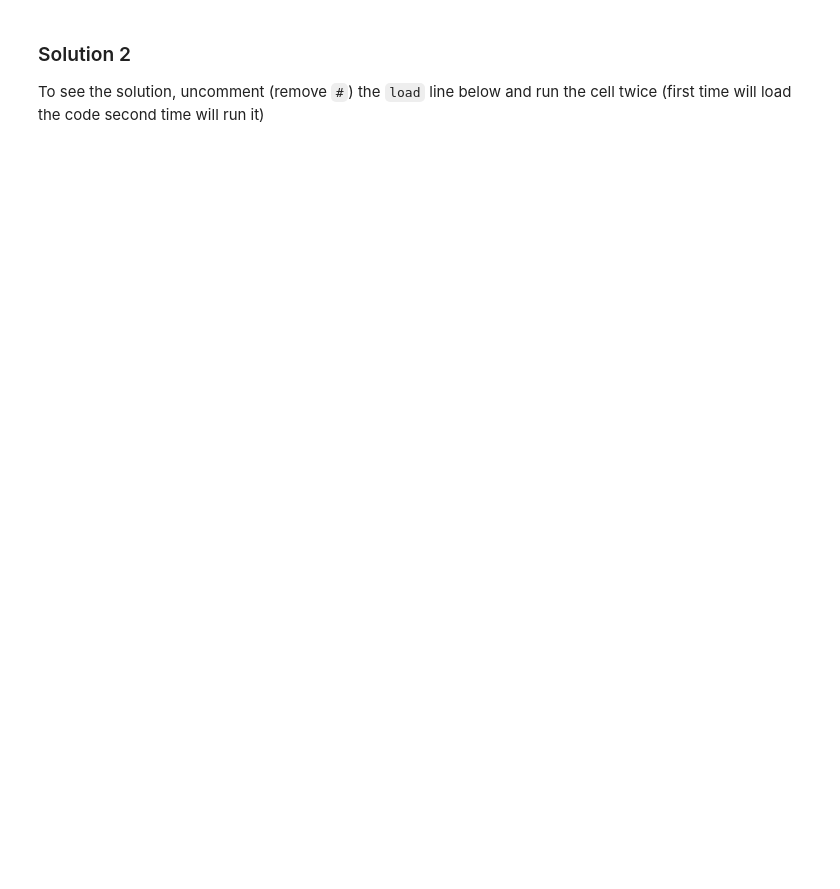
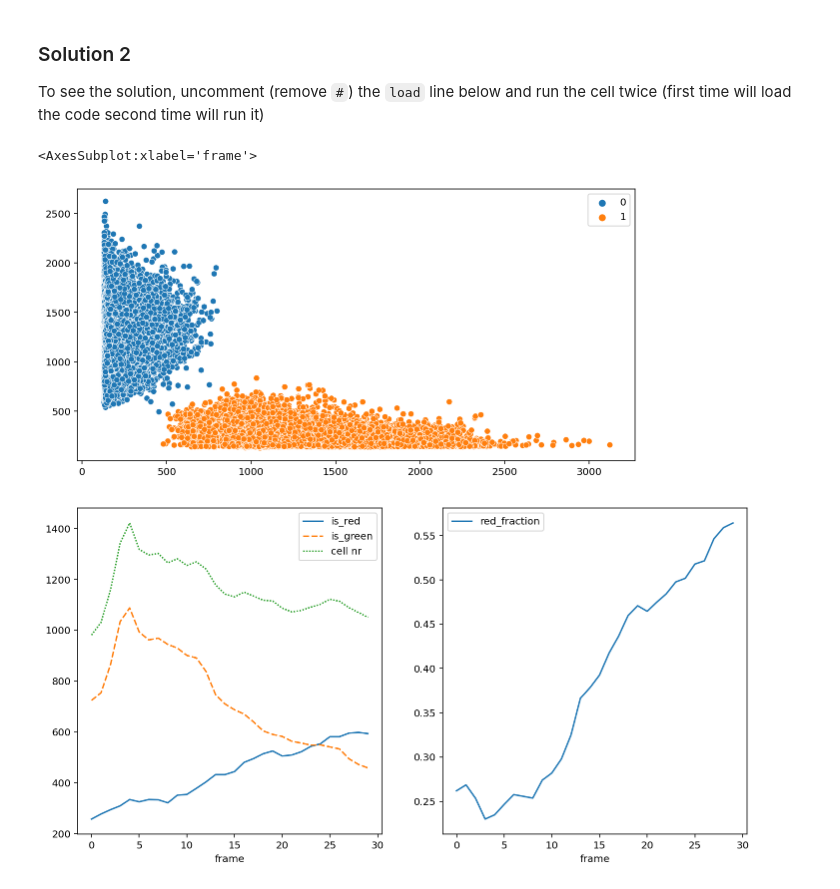
Before and after one commit to sib-swiss/spring_school_bioinformatics_microbiology, a Jupyter notebook: projects/project2/Project2A/2_explore_data_with_pandas.ipynb, the cells around one changed output. Saved outputs shown, nothing was run; the diff lists cells and outputs as text; code cells hidden in the pictures; blank space fills up the shorter version.

```diff
--- a/projects/project2/Project2A/2_explore_data_with_pandas.ipynb
+++ b/projects/project2/Project2A/2_explore_data_with_pandas.ipynb
@@ -174,0 +289,36 @@ To see the solution, uncomment (remove `#`) the `load` line below and run the ce
+# %%
+# %load ../Solutions/p0_classify_sol2.py
+#solution 2 using K-means clustering
+from sklearn.cluster import KMeans
+
+#extract red and green intensities and create new data frame
+norm_fluor = df[["mean_intensity-0","mean_intensity-1"]].copy()
+
+#convert to numpy
+norm_fluor_np = norm_fluor.to_numpy()
+
+#do k-means clustering
+kmeans_fit = KMeans(n_clusters=2, random_state=0).fit(norm_fluor_np)
+cell_class = kmeans_fit.labels_
+
+#show clustering outcome in plot
+sns.scatterplot(x=norm_fluor_np[:,0], y=norm_fluor_np[:,1], hue=cell_class)
+
+#classify cells
+norm_fluor['is_red'] = cell_class
+norm_fluor['is_green'] = np.logical_not(cell_class)
+norm_fluor['cell nr'] = 1
+norm_fluor['frame'] = df['frame']
+
+#calculate fraction of red cells over time
+cell_type_t2 = norm_fluor.groupby('frame').sum()
+cell_type_t2['red_fraction'] = cell_type_t2['is_red'] / cell_type_t2['cell nr']
+
+#plot fraction of red cells over time
+fig, axs = plt.subplots(1,2, figsize=(12,6))
+sns.lineplot(ax=axs[0], data=cell_type_t2[['is_red','is_green','cell nr']])
+sns.lineplot(ax=axs[1], data=cell_type_t2[['red_fraction']])
+# %% [output]
+<AxesSubplot:xlabel='frame'>
+[figure, added]
+[figure, added]
```
Also changed, not shown: parts of 14 cells of this notebook, 5 other files.
